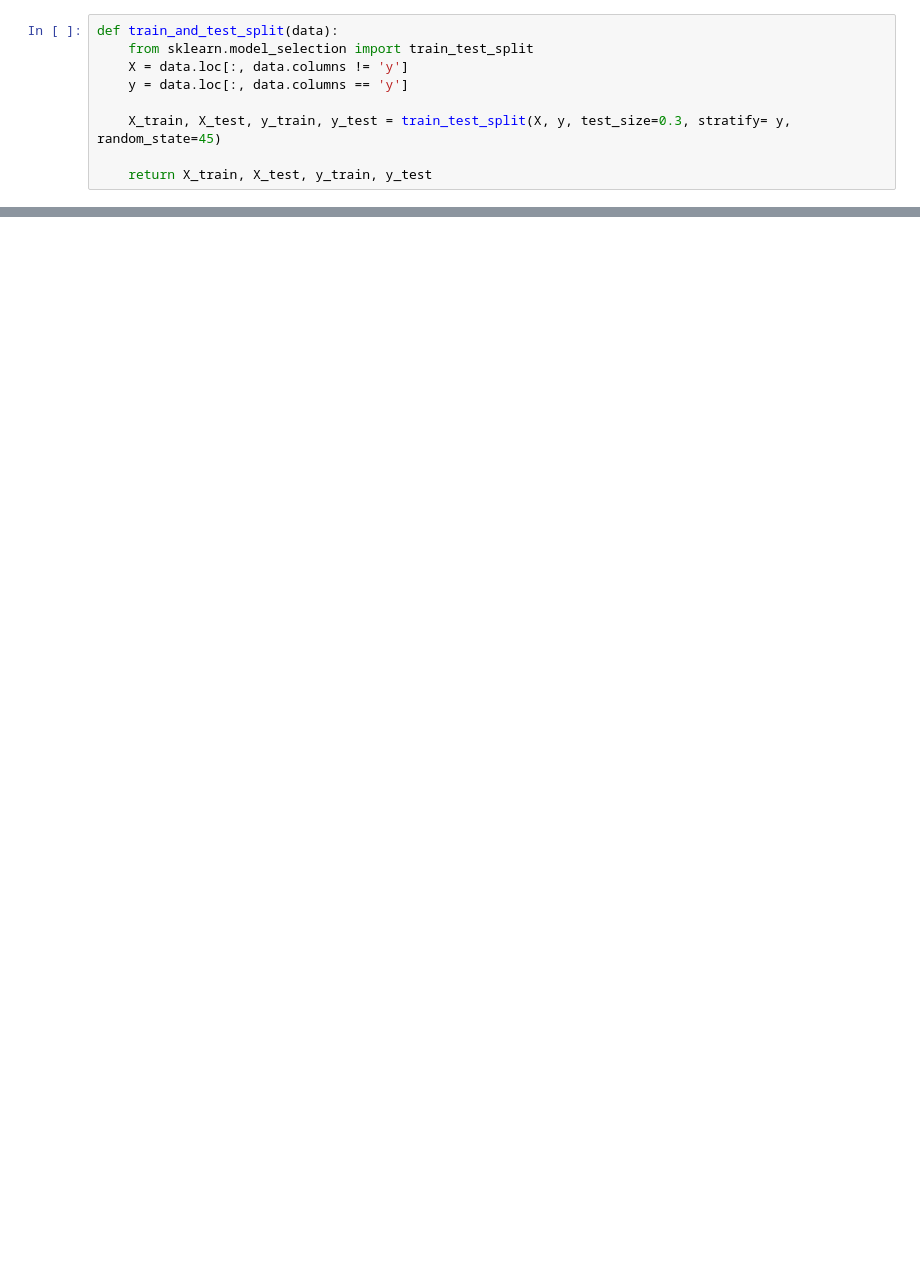
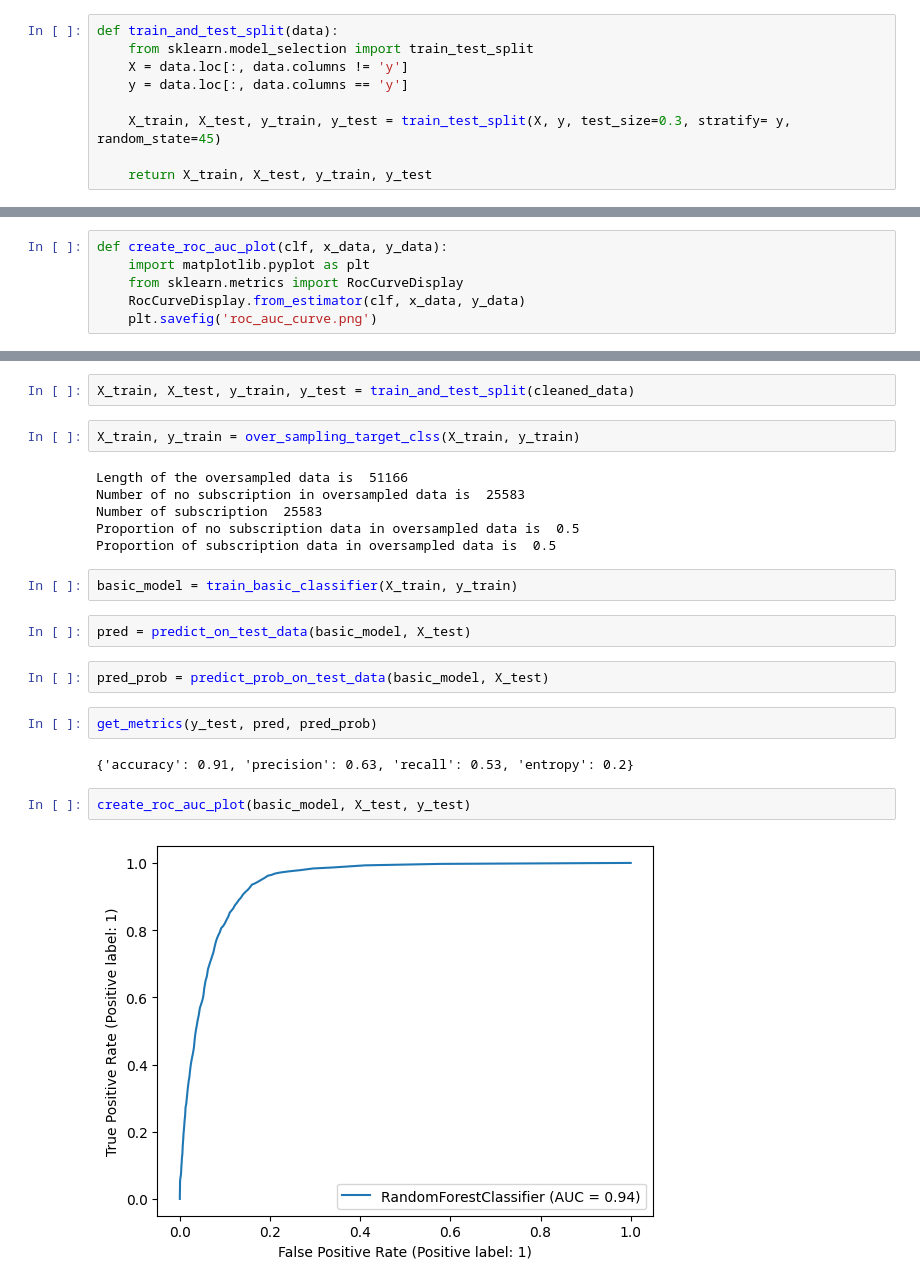
Before and after one commit to amaithi-sam/Bank-loan-eligibility-classifier-ml-and-mlops-with-mlflow, a Jupyter notebook: notebooks/dataEDA.ipynb, the cells around one changed output, grey strips where cells are left out. Drawn from its saved outputs; the diff is of its cells as text; blank space fills up the shorter version.

```diff
--- a/notebooks/dataEDA.ipynb
+++ b/notebooks/dataEDA.ipynb
@@ -163,0 +199,6 @@ def over_sampling_target_clss(X_train, y_train):
+# %%
+def create_roc_auc_plot(clf, x_data, y_data):
+    import matplotlib.pyplot as plt
+    from sklearn.metrics import RocCurveDisplay
+    RocCurveDisplay.from_estimator(clf, x_data, y_data)
+    plt.savefig('roc_auc_curve.png')
@@ -163,0 +256,24 @@ def over_sampling_target_clss(X_train, y_train):
+# %%
+X_train, X_test, y_train, y_test = train_and_test_split(cleaned_data)
+# %%
+X_train, y_train = over_sampling_target_clss(X_train, y_train)
+# %% [output]
+Length of the oversampled data is  51166
+Number of no subscription in oversampled data is  25583
+Number of subscription  25583
+Proportion of no subscription data in oversampled data is  0.5
+Proportion of subscription data in oversampled data is  0.5
+# %%
+basic_model = train_basic_classifier(X_train, y_train)
+# %%
+pred = predict_on_test_data(basic_model, X_test)
+# %%
+pred_prob = predict_prob_on_test_data(basic_model, X_test)
+# %%
+get_metrics(y_test, pred, pred_prob)
+# %% [output]
+{'accuracy': 0.91, 'precision': 0.63, 'recall': 0.53, 'entropy': 0.2}
+# %%
+create_roc_auc_plot(basic_model, X_test, y_test)
+# %% [output]
+[figure, added]
```
Also changed, not shown: parts of 11 cells of this notebook, 13 other files.
